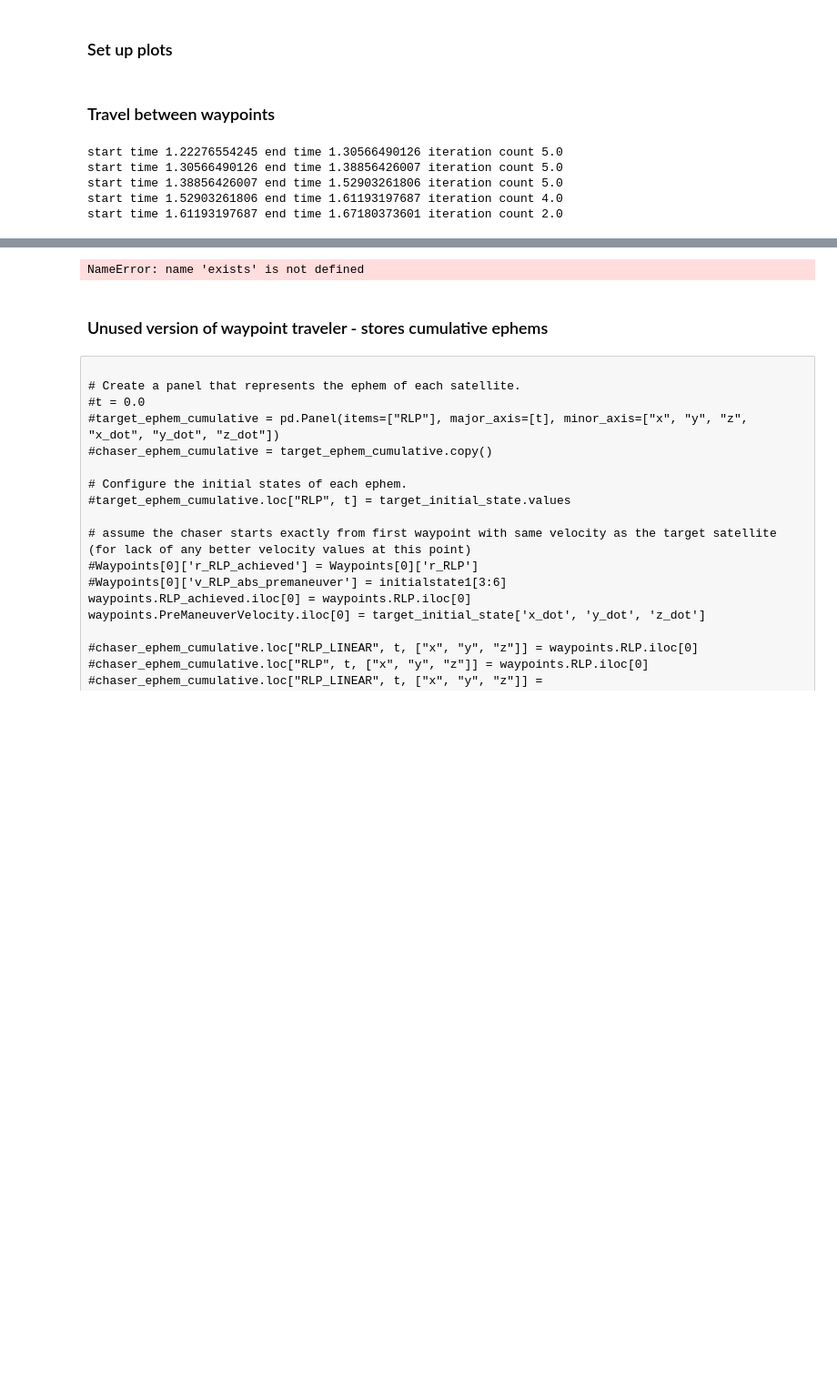
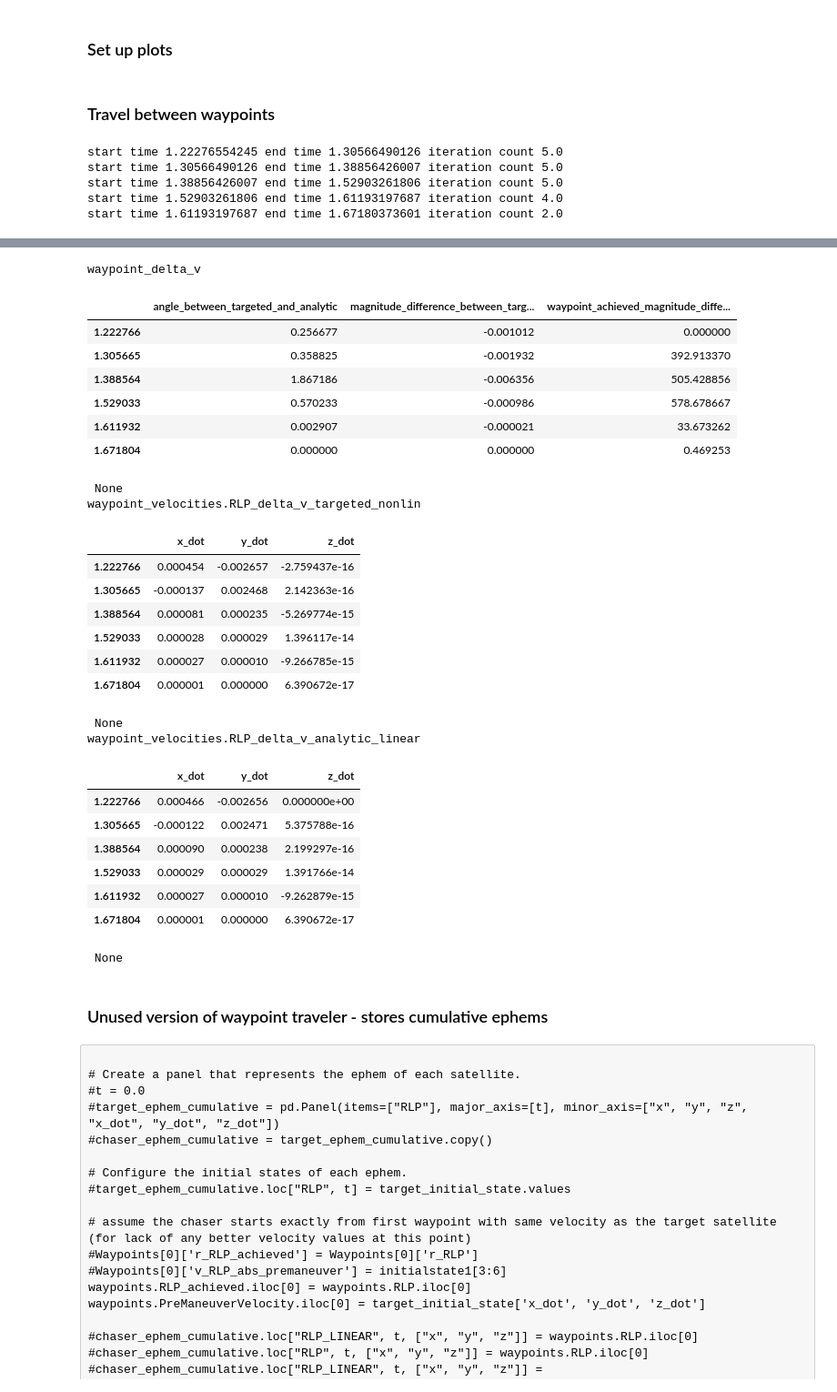
Before and after one commit to aerosara/thesis, a Jupyter notebook: notebooks/Waypoint Traveling.ipynb, the cells around one changed output, grey strips where cells are left out. Shown at 91% size. Cells and saved outputs as stored; diff of their text form; code cells hidden in the pictures; blank space fills up the shorter version.

```diff
--- a/notebooks/Waypoint Traveling.ipynb
+++ b/notebooks/Waypoint Traveling.ipynb
@@ -163,7 +163,8 @@ waypoint_times = np.array([#0.0, 2.88, 4.70,
 
 # Create data panel which will hold the waypoints in RIC, RLP, and VNB frames, indexed by time
 waypoints = pd.Panel(items = ['RIC', 'RLP', 'VNB',
-                              'RIC_achieved', 'RLP_achieved', 'VNB_achieved'],
+                              'RIC_achieved_targeted_nonlin', 'RLP_achieved_targeted_nonlin', 'VNB_achieved_targeted_nonlin',
+                              'RIC_achieved_analytic_nonlin', 'RLP_achieved_analytic_nonlin', 'VNB_achieved_analytic_nonlin'],
                      major_axis = waypoint_times, # time points
                      minor_axis = list('xyz'))    # coordinate labels
 
@@ -500,18 +532,68 @@ start time 1.61193197687 end time 1.67180373601 iteration count 2.0
 
 #offsets.RLP_targeted_nonlin[['x', 'y', 'z']]
 #current_waypoint
-exists(chaser_ephem_for_segment_targeted)
+
+#np.dot(waypoint_velocities.RLP_delta_v_targeted_nonlin.loc[t], waypoint_velocities.RLP_delta_v_analytic_linear.loc[t])
-# %% [output]
-NameError: name 'exists' is not defined
-# %%
-
-waypoint_delta_v = pd.Series(index=waypoint_times)
-
-# compute delta-V magnitude and report to screen
-for t in waypoint_times:
-    waypoint_delta_v.loc[t] = np.linalg.norm(waypoint_velocities.RLP_delta_v.loc[t], 2)*RLP_properties.r12/RLP_properties.time_const*1000.0  # m/s
-
-waypoint_delta_v
+# %%
+
+#waypoint_delta_v = pd.DataFrame(['RLP_targeted_nonlin', 'RLP_analytic_linear'], index=waypoint_times)
+
+waypoint_delta_v = pd.DataFrame({'RLP_targeted_nonlin': np.zeros((len(waypoint_times))),
+                                 'RLP_analytic_linear': np.zeros((len(waypoint_times))),
+                                 'magnitude_difference_between_targeted_and_analytic': np.zeros((len(waypoint_times))),
+                                 'angle_between_targeted_and_analytic': np.zeros((len(waypoint_times))),
+                                 'waypoint_achieved_magnitude_difference_between_targeted_and_analytic': np.zeros((len(waypoint_times)))}, # TODO: this is not the right data structure to keep this attribute in
+                                index=waypoint_times)
+
+# compute delta-V magnitude and report to screen
+for t in waypoint_times:
+
+    waypoint_delta_v.RLP_targeted_nonlin.loc[t] = np.linalg.norm(waypoint_velocities.RLP_delta_v_targeted_nonlin.loc[t], 2)*RLP_properties.r12/RLP_properties.time_const*1000.0  # m/s
+    waypoint_delta_v.RLP_analytic_linear.loc[t] = np.linalg.norm(waypoint_velocities.RLP_delta_v_analytic_linear.loc[t], 2)*RLP_properties.r12/RLP_properties.time_const*1000.0  # m/s
+
+    waypoint_delta_v.angle_between_targeted_and_analytic.loc[t] = math.degrees(math.acos(
+                                                                            np.dot(waypoint_velocities.RLP_delta_v_targeted_nonlin.loc[t], waypoint_velocities.RLP_delta_v_analytic_linear.loc[t])/
+                                                                            (np.linalg.norm(waypoint_velocities.RLP_delta_v_targeted_nonlin.loc[t])*
+                                                                             np.linalg.norm(waypoint_velocities.RLP_delta_v_analytic_linear.loc[t]))))
+
+    waypoint_delta_v.magnitude_difference_between_targeted_and_analytic.loc[t] = waypoint_delta_v.RLP_targeted_nonlin.loc[t] - waypoint_delta_v.RLP_analytic_linear.loc[t]
+
+    waypoint_delta_v.waypoint_achieved_magnitude_difference_between_targeted_and_analytic.loc[t] = np.linalg.norm(waypoints.RLP_achieved_targeted_nonlin.loc[t] - waypoints.RLP_achieved_analytic_nonlin.loc[t])*RLP_properties.r12*1000 # meters
+
+waypoint_delta_v[['angle_between_targeted_and_analytic', 'magnitude_difference_between_targeted_and_analytic', 'waypoint_achieved_magnitude_difference_between_targeted_and_analytic']]
+
+
+print 'waypoint_delta_v', display(HTML(waypoint_delta_v[['angle_between_targeted_and_analytic', 'magnitude_difference_between_targeted_and_analytic', 'waypoint_achieved_magnitude_difference_between_targeted_and_analytic']].to_html()))
+print 'waypoint_velocities.RLP_delta_v_targeted_nonlin', display(HTML(waypoint_velocities.RLP_delta_v_targeted_nonlin.to_html()))
+print 'waypoint_velocities.RLP_delta_v_analytic_linear', display(HTML(waypoint_velocities.RLP_delta_v_analytic_linear.to_html()))
+# %% [output]
+waypoint_delta_v
+|  | angle_between_targeted_and_analytic | magnitude_difference_between_targ... | waypoint_achieved_magnitude_diffe... |
+| 1.222766 | 0.256677 | -0.001012 | 0.000000 |
+| 1.305665 | 0.358825 | -0.001932 | 392.913370 |
+| 1.388564 | 1.867186 | -0.006356 | 505.428856 |
+| 1.529033 | 0.570233 | -0.000986 | 578.678667 |
+| 1.611932 | 0.002907 | -0.000021 | 33.673262 |
+| 1.671804 | 0.000000 | 0.000000 | 0.469253 |
+ None
+waypoint_velocities.RLP_delta_v_targeted_nonlin
+|  | x_dot | y_dot | z_dot |
+| 1.222766 | 0.000454 | -0.002657 | -2.759437e-16 |
+| 1.305665 | -0.000137 | 0.002468 | 2.142363e-16 |
+| 1.388564 | 0.000081 | 0.000235 | -5.269774e-15 |
+| 1.529033 | 0.000028 | 0.000029 | 1.396117e-14 |
+| 1.611932 | 0.000027 | 0.000010 | -9.266785e-15 |
+| 1.671804 | 0.000001 | 0.000000 | 6.390672e-17 |
+ None
+waypoint_velocities.RLP_delta_v_analytic_linear
+|  | x_dot | y_dot | z_dot |
+| 1.222766 | 0.000466 | -0.002656 | 0.000000e+00 |
+| 1.305665 | -0.000122 | 0.002471 | 5.375788e-16 |
+| 1.388564 | 0.000090 | 0.000238 | 2.199297e-16 |
+| 1.529033 | 0.000029 | 0.000029 | 1.391766e-14 |
+| 1.611932 | 0.000027 | 0.000010 | -9.262879e-15 |
+| 1.671804 | 0.000001 | 0.000000 | 6.390672e-17 |
+ None
 # %% [markdown]
 ### Unused version of waypoint traveler - stores cumulative ephems
 # %% [raw]
```
Also changed, not shown: parts of 2 cells of this notebook, 1 other file.
